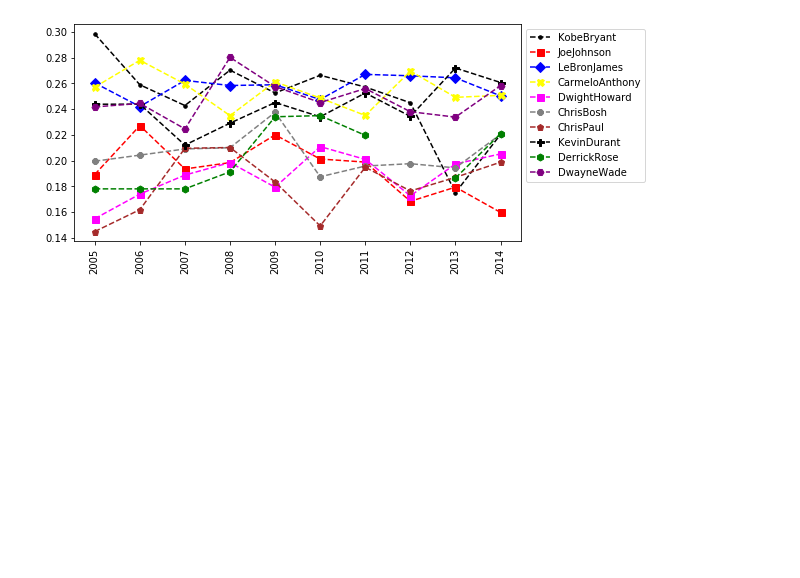
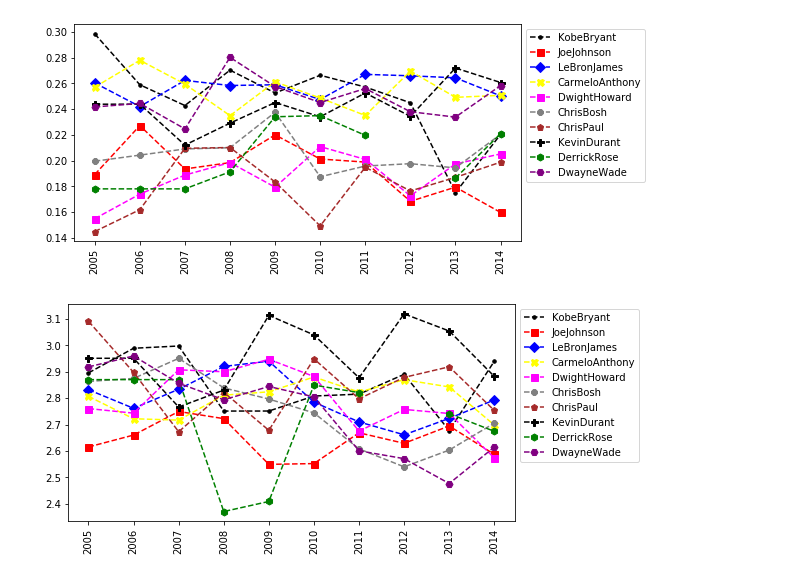
Before and after one commit to rado-radoev/code_mashup, a Jupyter notebook: python/DataSience/A-Z/Visualizations.ipynb, the cells around one changed output. Saved outputs shown, nothing was run; the diff lists cells and outputs as text; code cells hidden in the pictures; blank space fills up the shorter version.

```diff
--- a/python/DataSience/A-Z/Visualizations.ipynb
+++ b/python/DataSience/A-Z/Visualizations.ipynb
@@ -276,4 +276,6 @@ myplot(FieldGoals/MinutesPlayed)
 # %% [output]
 [figure]
 # %%
-myplot(Points/Field)
+myplot(Points/FieldGoals)
+# %% [output]
+[figure, added]
```
Also changed, not shown: 2 other files.
